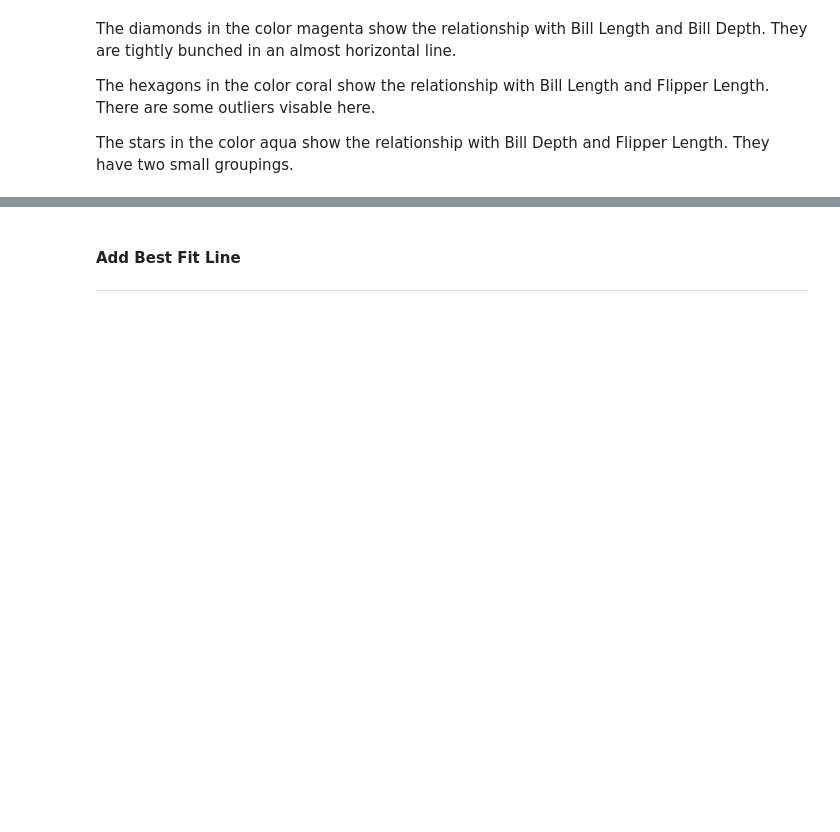
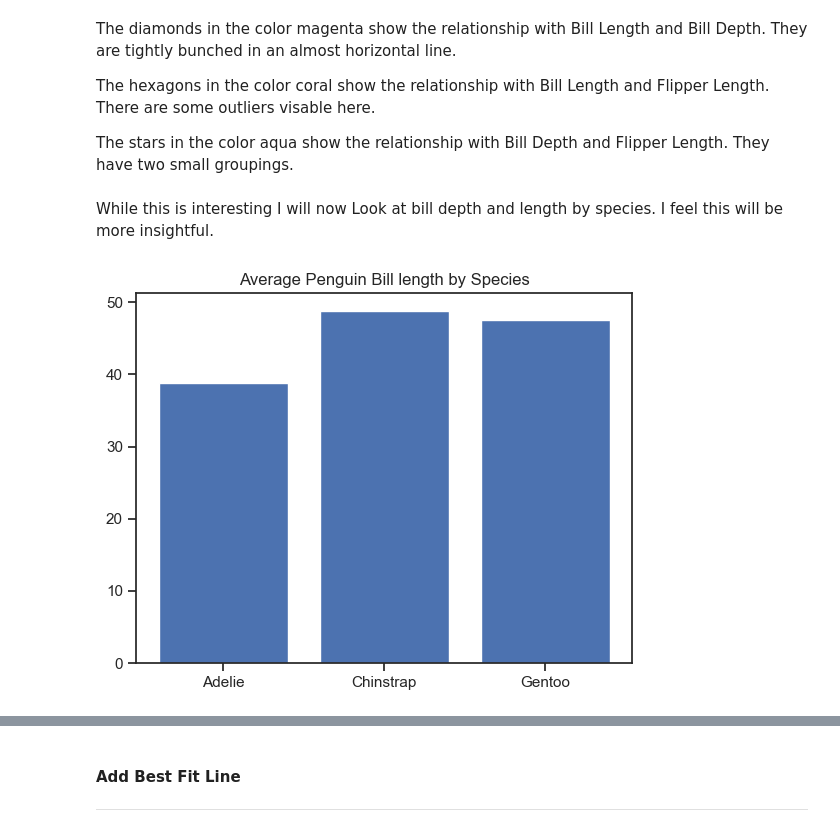
Before and after one commit to Roisin2/mywork, a Jupyter notebook: penguins.ipynb, the cells around one changed output, grey strips where cells are left out. Cells and saved outputs as stored; diff of their text form; code cells hidden in the pictures; blank space fills up the shorter version.

Commit message:
comparing bill length and bill depth by Species.

```diff
--- a/penguins.ipynb
+++ b/penguins.ipynb
@@ -304,3 +311,16 @@ The diamonds in the color magenta show the relationship with Bill Length and Bil
 The hexagons in the color coral show the relationship with Bill Length and Flipper Length. There are some outliers visable here.
 
 The stars in the color aqua show the relationship with Bill Depth and Flipper Length. They have two small groupings.
+# %% [markdown]
+While this is interesting I will now Look at bill depth and length by species. I feel this will be more insightful.
+# %%
+# Data preparation
+# code from Data Camps(https://www.datacamp.com/tutorial/types-of-data-plots-and-how-to-create-them-in-python)
+penguins_grouped = df[['species', 'bill_length_mm']].groupby('species').mean().reset_index()
+
+# Creating a bar chart
+plt.bar(penguins_grouped['species'], penguins_grouped['bill_length_mm'])
+plt.title('Average Penguin Bill length by Species')
+plt.show()
+# %% [output]
+[figure, added]
```
Also changed, not shown: parts of 17 cells of this notebook, 1 other file.
